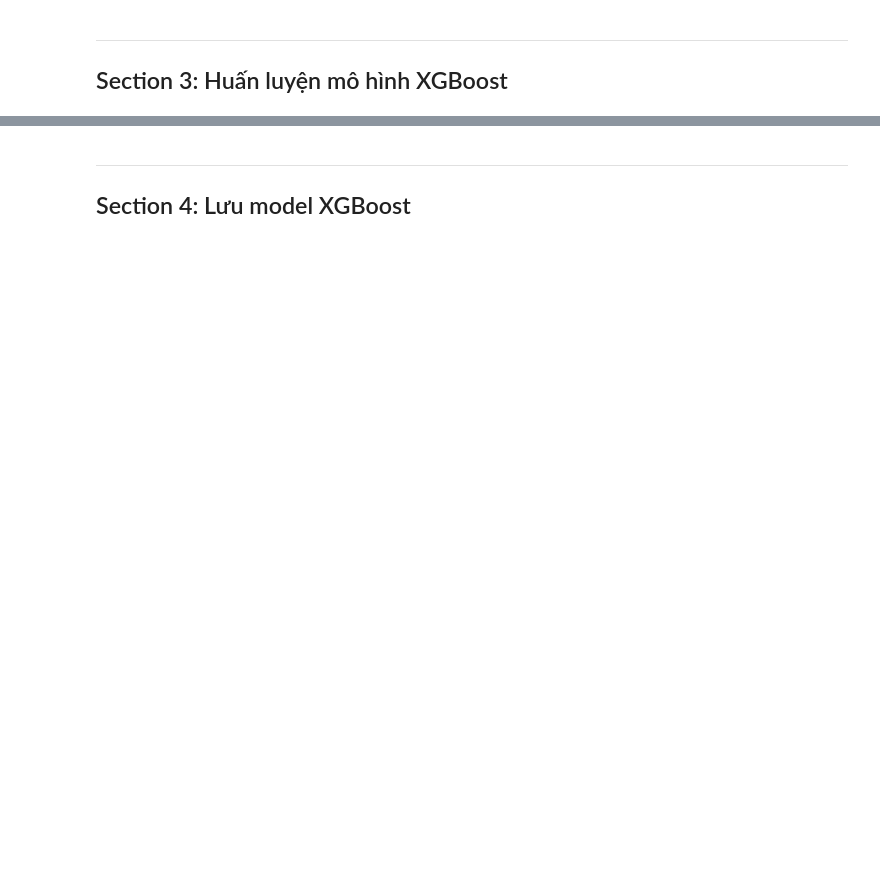
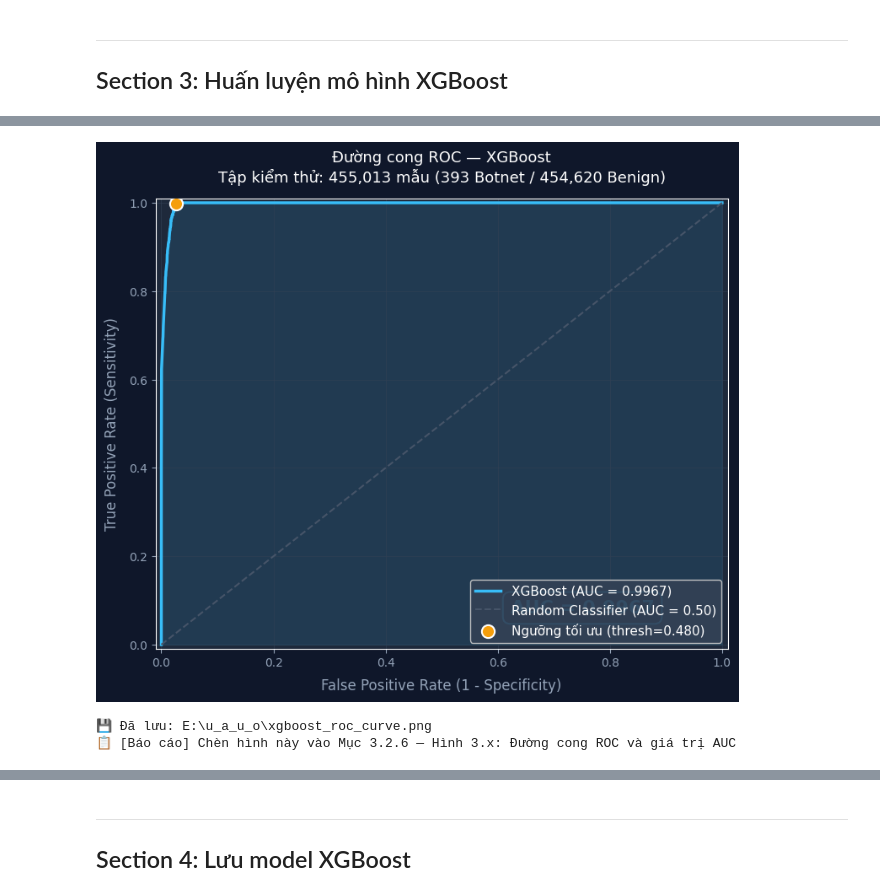
Before and after one commit to khaihuynh2409/u_a_u_o, a Jupyter notebook: train_models.ipynb, the cells around one changed output, grey strips where cells are left out. Drawn from its saved outputs; the diff is of its cells as text; code cells hidden in the pictures; blank space fills up the shorter version.

```diff
--- a/train_models.ipynb
+++ b/train_models.ipynb
@@ -826,3 +876,70 @@ xgb_results = {'precision': precision, 'recall': recall, 'f1': f1, 'auc': auc, '
+# %%
+# ============================================================
+# 3.3b — Đường cong ROC (Hình 3.x cho báo cáo)
+# ============================================================
+from sklearn.metrics import roc_curve
+
+fpr, tpr, thresholds = roc_curve(y_test, y_pred_proba)
+
+fig, ax = plt.subplots(figsize=(8, 7))
+fig.patch.set_facecolor('#0f172a')
+ax.set_facecolor('#1e293b')
+
+# --- Đường ROC chính ---
+ax.plot(fpr, tpr, color=ACCENT, linewidth=2.5,
+        label=f'XGBoost (AUC = {auc:.4f})')
+
+# --- Đường tham chiếu ngẫu nhiên ---
+ax.plot([0, 1], [0, 1], color='#475569', linewidth=1.5,
+        linestyle='--', label='Random Classifier (AUC = 0.50)')
+
+# --- Tô màu vùng dưới đường ROC ---
+ax.fill_between(fpr, tpr, alpha=0.12, color=ACCENT)
+
+# --- Đánh dấu điểm ngưỡng tối ưu (Youden J) ---
+j_scores = tpr - fpr
+best_idx = j_scores.argmax()
+ax.scatter(fpr[best_idx], tpr[best_idx], s=120, zorder=5,
+           color=WARNING, edgecolors='white', linewidths=1.5,
+           label=f'Ngưỡng tối ưu (thresh={thresholds[best_idx]:.3f})')
+
+# --- Nhãn trục và tiêu đề ---
+ax.set_xlabel('False Positive Rate (1 - Specificity)',
+              color='#94a3b8', fontsize=12, labelpad=8)
+ax.set_ylabel('True Positive Rate (Sensitivity)',
+              color='#94a3b8', fontsize=12, labelpad=8)
+ax.set_title(
+    f'Đường cong ROC — XGBoost\n'
+    f'Tập kiểm thử: {len(y_test):,} mẫu '
+    f'({int(y_test.sum()):,} Botnet / {int((y_test==0).sum()):,} Benign)',
+    color='white', fontsize=13, pad=14
+)
+
+# --- Chú thích và lưới ---
+ax.legend(facecolor='#334155', labelcolor='white', fontsize=11,
+          framealpha=0.9, loc='lower right')
+ax.tick_params(colors='#94a3b8')
+ax.set_xlim(-0.01, 1.01); ax.set_ylim(-0.01, 1.01)
+ax.grid(True, color='#334155', linewidth=0.6, alpha=0.7)
+
+# --- Annotation AUC ---
+ax.text(0.62, 0.08,
+        f'AUC = {auc:.4f}',
+        transform=ax.transAxes,
+        fontsize=16, fontweight='bold', color=ACCENT,
+        bbox=dict(boxstyle='round,pad=0.4', facecolor='#1e293b',
+                  edgecolor=ACCENT, linewidth=1.5))
+
+plt.tight_layout(pad=2.0)
+save_path = PROJECT_ROOT / 'xgboost_roc_curve.png'
+plt.savefig(save_path, dpi=150, bbox_inches='tight', facecolor='#0f172a')
+plt.show()
+print(f'\n💾 Đã lưu: {save_path}')
+print('📋 [Báo cáo] Chèn hình này vào Mục 3.2.6 — Hình 3.x: Đường cong ROC và giá trị AUC')
+# %% [output]
+[figure, added]
+💾 Đã lưu: E:\u_a_u_o\xgboost_roc_curve.png
+📋 [Báo cáo] Chèn hình này vào Mục 3.2.6 — Hình 3.x: Đường cong ROC và giá trị AUC
 # %%
 # ============================================================
 # 3.4 — Confusion Matrix + Feature Importance
```
Also changed, not shown: parts of 20 cells of this notebook, 30 other files.
